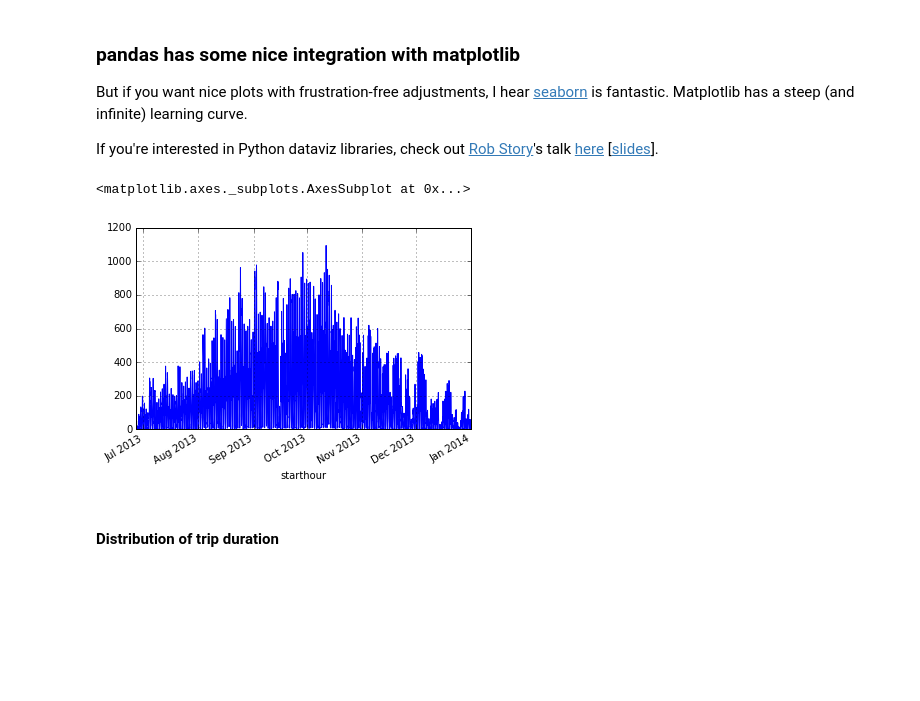
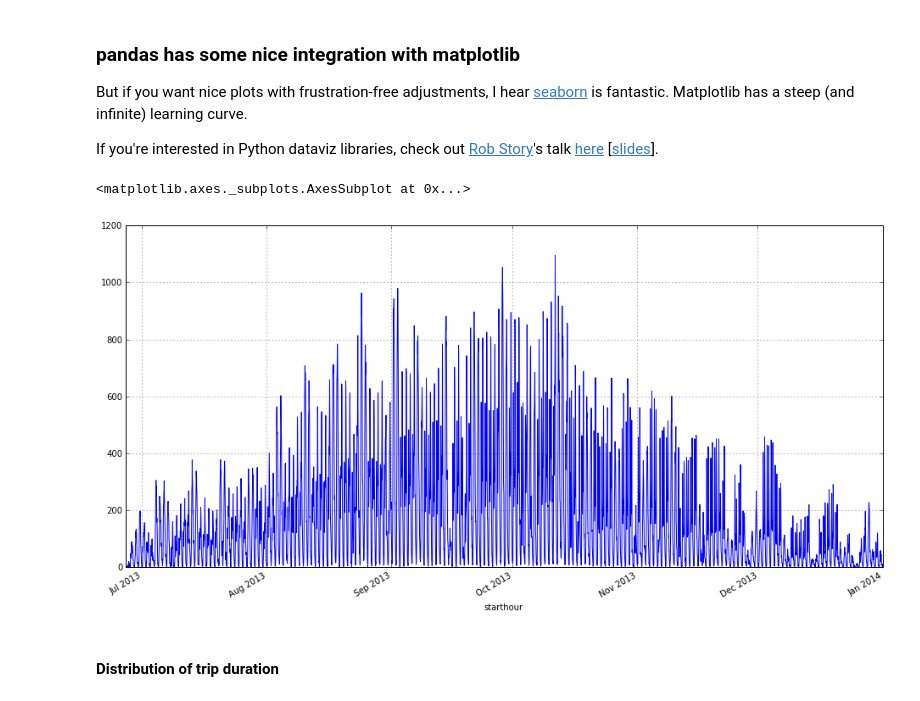
Before and after one commit to gjreda/pydata2014nyc, a Jupyter notebook: demo.ipynb, the cells around one changed output. Saved outputs shown, nothing was run; the diff lists cells and outputs as text; code cells hidden in the pictures; blank space fills up the shorter version.

```diff
--- a/demo.ipynb
+++ b/demo.ipynb
@@ -621,10 +567,10 @@ But if you want nice plots with frustration-free adjustments, I hear [seaborn](h
 If you're interested in Python dataviz libraries, check out [Rob Story](https://twitter.com/oceankidbilly)'s talk [here](https://www.youtube.com/watch?v=kmy-sfm3cC8) [[slides](https://github.com/wrobstory/pydatasv2014)].
 # %%
 # number of trips started by starthour
-divvy.groupby('starthour').size().plot()
+divvy.groupby('starthour').size().plot(figsize=(16,8))
 # %% [output]
 <matplotlib.axes._subplots.AxesSubplot at 0x...>
-[figure, old version]
+[figure, new version]
 # %% [markdown]
 #### Distribution of trip duration
 # %%
```
Also changed, not shown: parts of 14 cells of this notebook.
